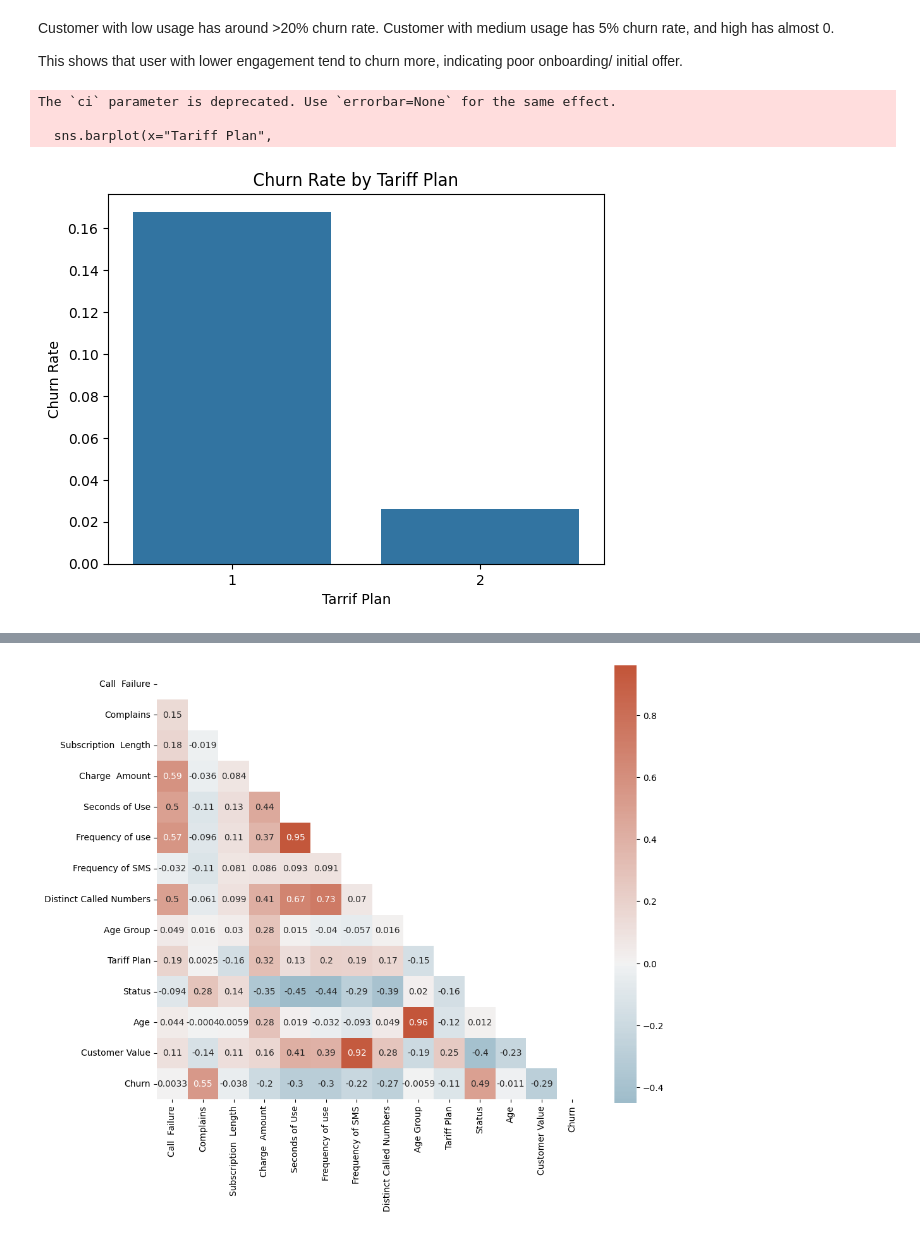
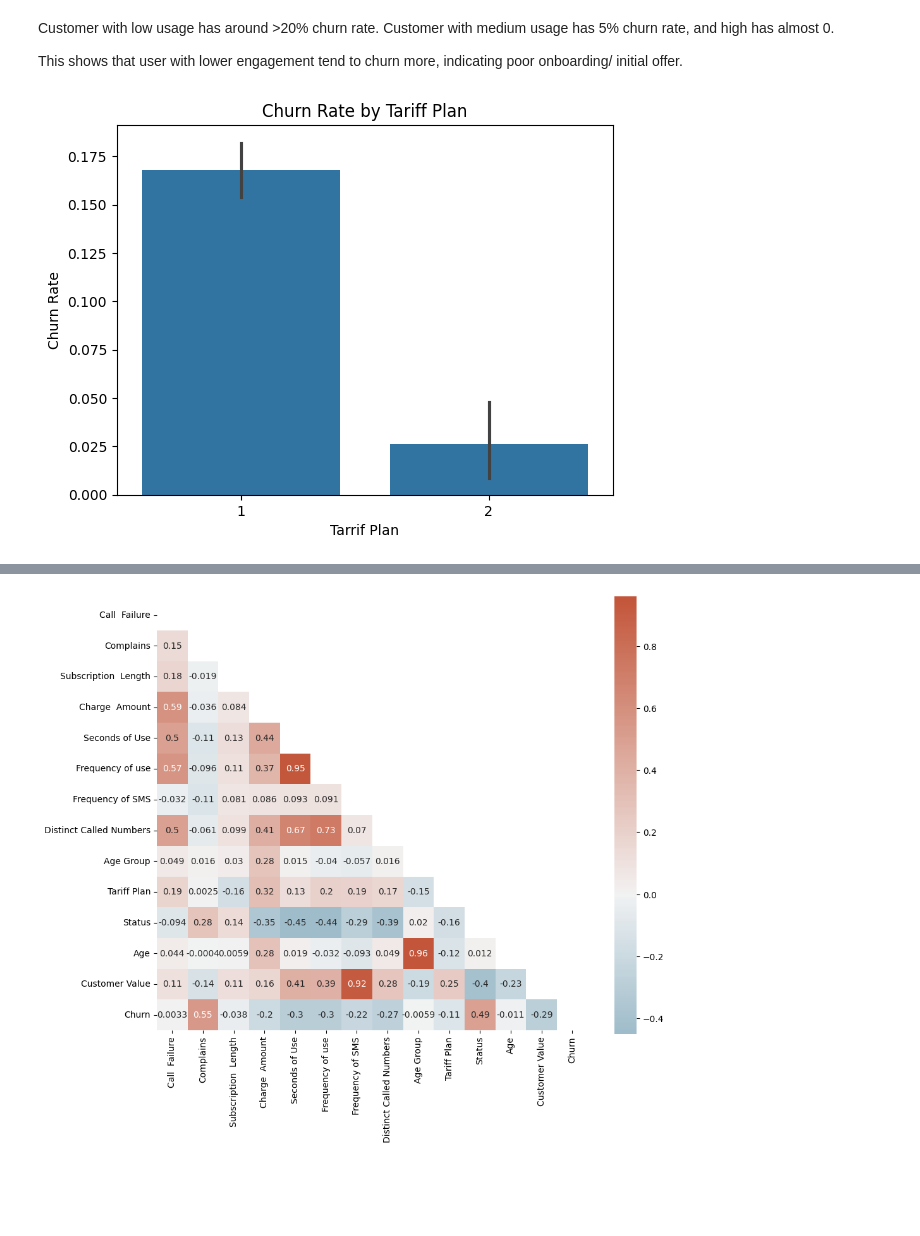
Before and after one commit to michellaprojects/Churn-Analysis, a Jupyter notebook: EDA.ipynb, the cells around one changed output, grey strips where cells are left out. Saved outputs shown, nothing was run; the diff lists cells and outputs as text; code cells hidden in the pictures; blank space fills up the shorter version.

```diff
--- a/EDA.ipynb
+++ b/EDA.ipynb
@@ -185,16 +201,12 @@ This shows that user with lower engagement tend to churn more, indicating poor o
 # %%
 plt.figure()
 sns.barplot(x="Tariff Plan",
             y="Churn",
-            data=df_clean,
-            ci=None)
+            data=df_clean)
 
 plt.title("Churn Rate by Tariff Plan")
 plt.xlabel("Tarrif Plan")
 plt.ylabel("Churn Rate")
 plt.show()
 # %% [output]
-The `ci` parameter is deprecated. Use `errorbar=None` for the same effect.
-
-  sns.barplot(x="Tariff Plan",
-[figure, old version]
+[figure, new version]
```
Also changed, not shown: parts of 8 cells of this notebook, 3 other files.
